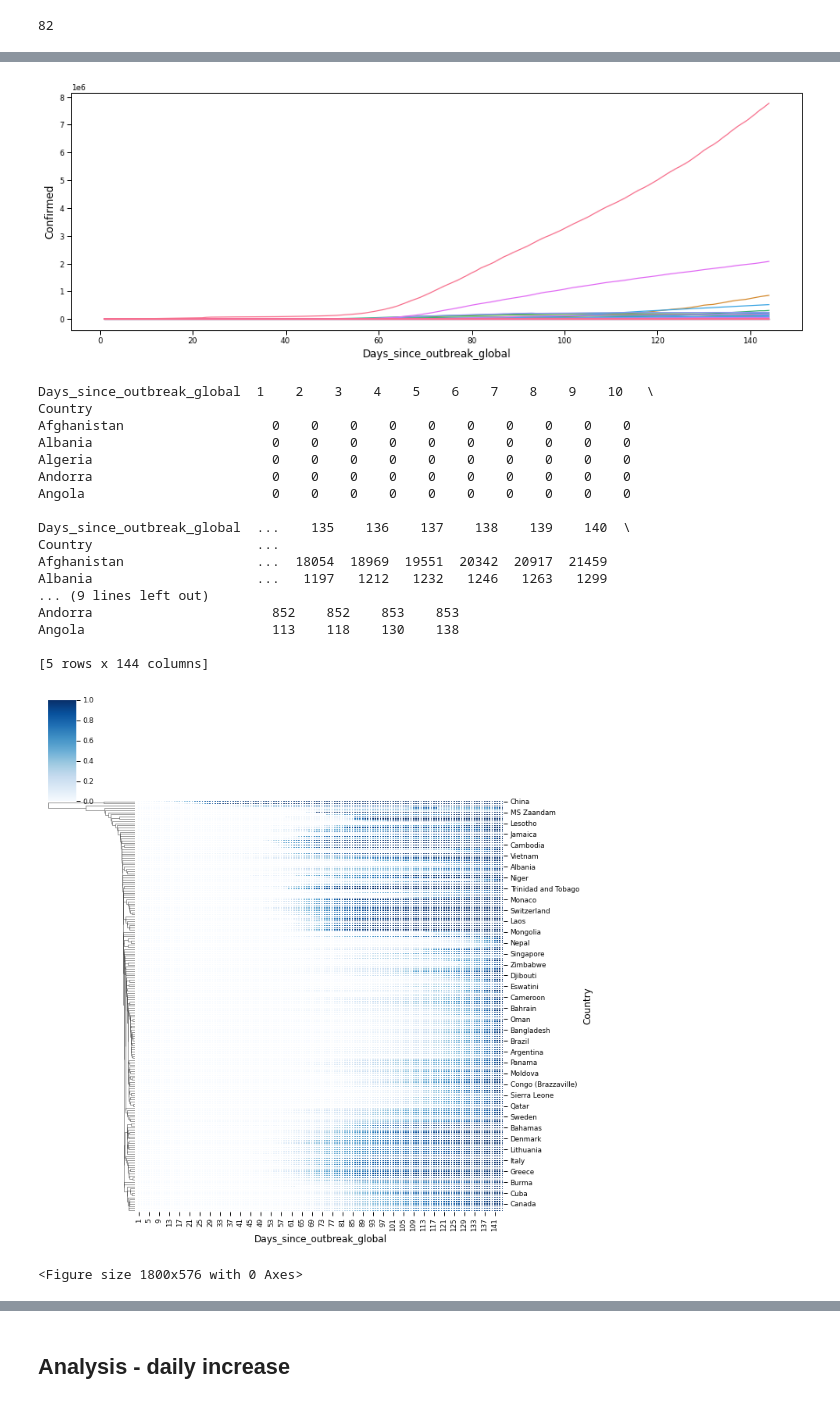
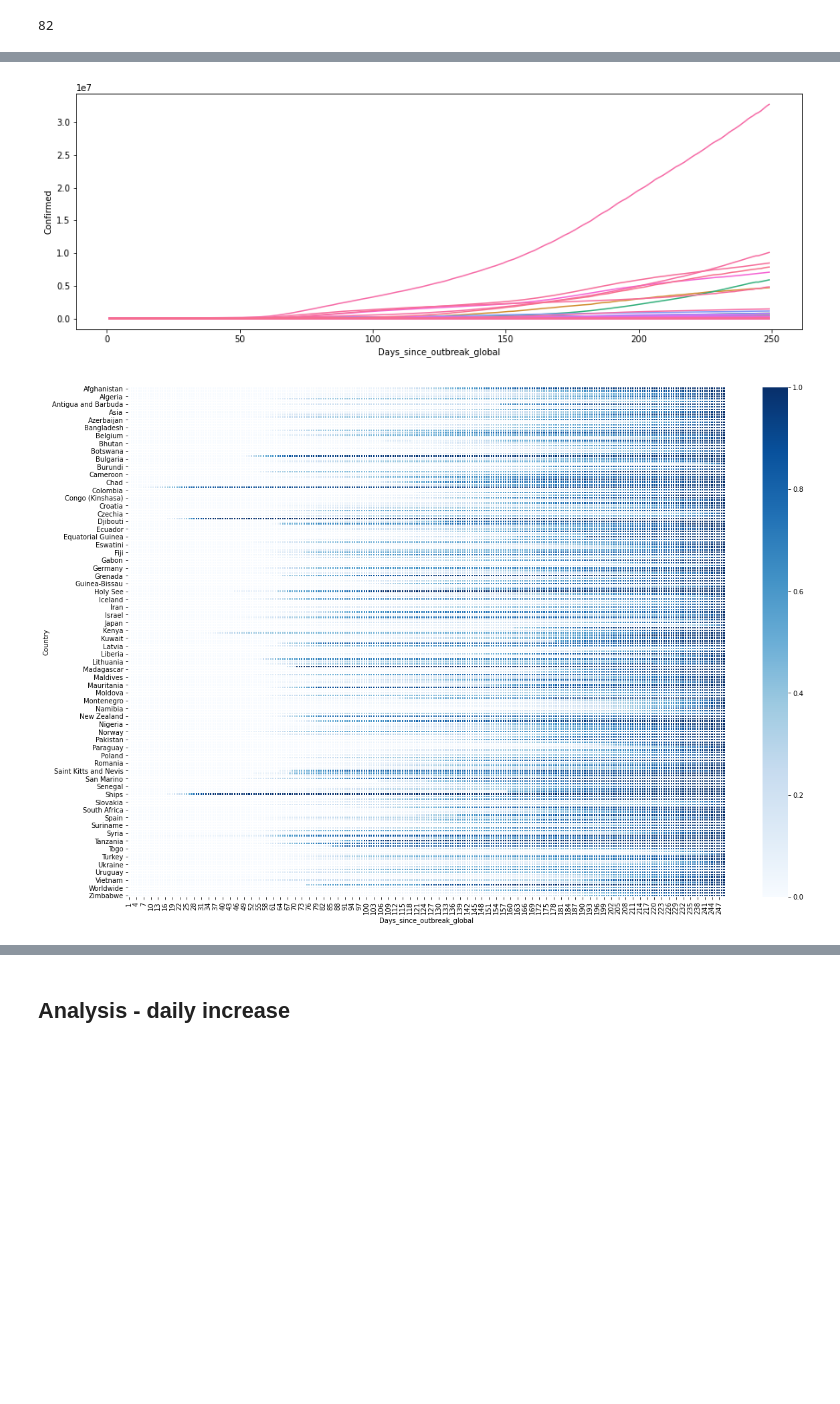
Before and after one commit to arnimpdm/Covid-19-prediction, a Jupyter notebook: Covid19_pred-publish.ipynb, the cells around one changed output, grey strips where cells are left out. Cells and saved outputs as stored; diff of their text form; code cells hidden in the pictures; blank space fills up the shorter version.

Commit message:
Continents added, Charts cleaned up

```diff
--- a/Covid19_pred-publish.ipynb
+++ b/Covid19_pred-publish.ipynb
@@ -94,8 +155,19 @@ df = df.append(df_worldwide)
+# %%
+df_missing_continents = df.copy()
+df_missing_continents = pd.DataFrame(df_missing_continents.groupby(['Date','Continent'])['Confirmed'].sum())
+df_missing_continents.reset_index(inplace=True)
+df_missing_continents['Country'] = df_missing_continents['Continent']
+df_missing_continents = df_missing_continents[df_missing_continents.columns.difference(['Continent'])]
+df = df.append(df_missing_continents)
 # %%
 df['Province_and_country'] = df['Country'].map(str) + "_" + df['Province'].map(str)
 df['Province_and_country'] = df['Province_and_country'].str.replace('_nan', '').map(str)
 # %%
-df['Days_since_outbreak_global'] = df.groupby(['Province_and_country','Lat','Long']).cumcount()+1
+df = df[df.columns.difference(['Lat','Long'])]
+df = df.drop_duplicates(subset=['Province_and_country','Date'])
+df['Days_since_outbreak_global'] = df.groupby(['Province_and_country']).cumcount()+1
+# %%
+df = df.reset_index(drop=True)
 # %%
 df.head()
 # %% [output]
@@ -142,39 +233,24 @@ plt.yscale('log')
 ax=sns.lineplot(data=df, hue="Country", x="Days_since_outbreak_global", y="Confirmed", ci=None)
 ax.legend_.remove()
 # %% [output]
-[figure, old version]
+[figure, new version]
 # %%
-sns.set_context("paper", rc={"font.size":8,"axes.titlesize":12,"axes.labelsize":12})
 def group_and_chart(Geography, Figure, Data):
+    grouped = Data.copy()
     grouped = Data.groupby(['Days_since_outbreak_global',Geography])[Figure].sum()
-    grouped= pd.DataFrame(grouped)
+    grouped = pd.DataFrame(grouped)
     grouped.reset_index(inplace=True)
-    grouped=grouped.pivot(index='Days_since_outbreak_global', columns=Geography, values=Figure)
+    grouped = grouped.pivot(index=Geography, columns='Days_since_outbreak_global', values=Figure)
     grouped = grouped.T[(grouped != 0).any()].T
     grouped = grouped.transpose()
     grouped.fillna(0, inplace=True)
-    print(grouped.head())
-    sns.clustermap(grouped, cmap="Blues", linewidth=.5, standard_scale=0,  col_cluster=False, method='single')
-    plt.figure(figsize=(25,8))
+    min_max_scaler = preprocessing.MinMaxScaler()
+    grouped_temp = min_max_scaler.fit_transform(grouped)
+    grouped = pd.DataFrame(grouped_temp, index=grouped.index, columns=grouped.columns)
+    grouped = grouped.transpose()
+    rcParams['figure.figsize'] = 20, 14
+    sns.heatmap(grouped, cmap="Blues", linewidth=.5)
 
 group_and_chart(Geography='Country', Figure='Confirmed', Data=df)
 # %% [output]
-Days_since_outbreak_global  1    2    3    4    5    6    7    8    9    10   \
-Country
-Afghanistan                   0    0    0    0    0    0    0    0    0    0
-Albania                       0    0    0    0    0    0    0    0    0    0
-Algeria                       0    0    0    0    0    0    0    0    0    0
-Andorra                       0    0    0    0    0    0    0    0    0    0
-Angola                        0    0    0    0    0    0    0    0    0    0
-
-Days_since_outbreak_global  ...    135    136    137    138    139    140  \
-Country                     ...
-Afghanistan                 ...  18054  18969  19551  20342  20917  21459
-Albania                     ...   1197   1212   1232   1246   1263   1299
-... (9 lines left out)
-Andorra                       852    852    853    853
-Angola                        113    118    130    138
-
-[5 rows x 144 columns]
-[figure, old version]
+[figure, new version]
-<Figure size 1800x576 with 0 Axes>
```
Also changed, not shown: parts of 64 cells of this notebook.
